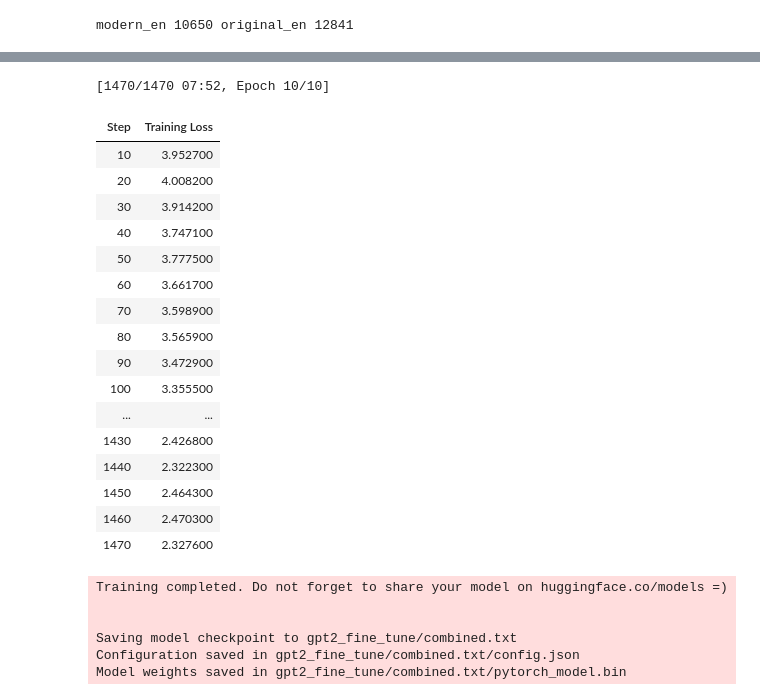
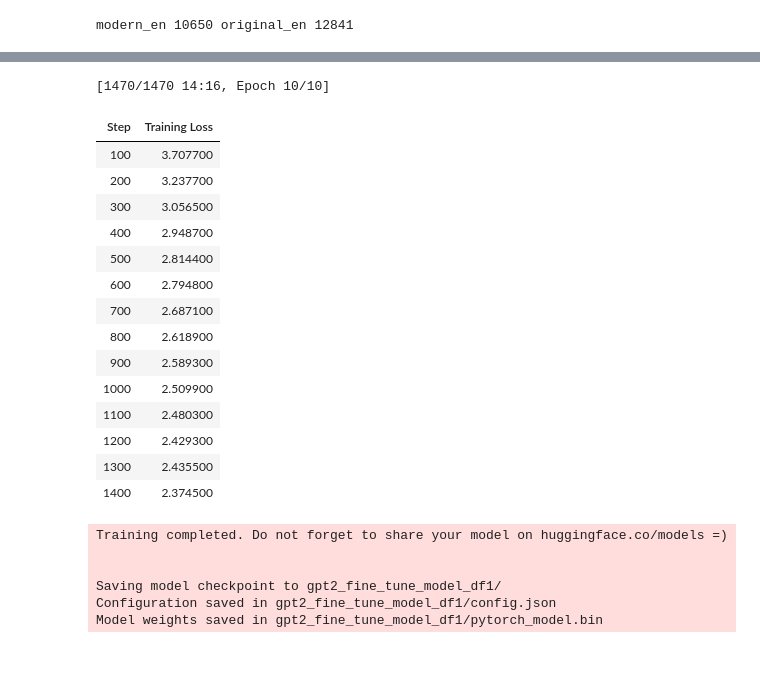
Before and after one commit to vdelale/NLP-ENSAE, a Jupyter notebook: full_project.ipynb, the cells around one changed output, grey strips where cells are left out. Drawn from its saved outputs; the diff is of its cells as text; code cells hidden in the pictures; blank space fills up the shorter version.

```diff
--- a/full_project.ipynb
+++ b/full_project.ipynb
@@ -625,0 +826,2 @@ tok.tokenize('A hornèd man’s a monster and a beast.')
+# %%
+df_test['pred'] = df_test['original'].apply(lambda x: model.evaluate(x,input_lang='original_en',target_lang='modern_en')[0])
@@ -708,2 +999,0 @@ target vocab size 10650
-# %%
-model.fit(train_set_2,val_set_2, lr=0.001, batch_size=32, n_epochs=30, patience=2, criterion= nn.CrossEntropyLoss)
@@ -780,28 +1097,28 @@ AutoModelWithLMHead, AutoConfig, Trainer, AutoTokenizer, TextDataset, DataCollat
 TrainingArguments)
 
 def modelTrainer(text_path, epochs, model='gpt2', batch_size=8, cache_dir='cache', save_name=''):
-  model = AutoModelWithLMHead.from_pretrained(model)
-  tokenizer = AutoTokenizer.from_pretrained('gpt2')
-  data_collator = DataCollatorForLanguageModeling(tokenizer=tokenizer, mlm=False)
-  train_dataset = TextDataset(tokenizer=tokenizer,
-                              file_path=text_path,
-                              block_size=256)
-  training_args =TrainingArguments(output_dir="gpt2_fine_tune_{}/".format(save_name),
-                                   num_train_epochs=epochs,
-                                   per_device_train_batch_size=batch_size,
-                                   warmup_steps=500,
-                                   save_steps=2000,
-                                   logging_steps=10)
-  trainer = Trainer(model=model,
-                    args=training_args,
-                    data_collator=data_collator,
-                    train_dataset=train_dataset)
-  trainer.train()
-  trainer.save_model()
+    model = AutoModelWithLMHead.from_pretrained(model)
+    tokenizer = AutoTokenizer.from_pretrained('gpt2')
+    data_collator = DataCollatorForLanguageModeling(tokenizer=tokenizer, mlm=False)
+    train_dataset = TextDataset(tokenizer=tokenizer,
+                                file_path=text_path,
+                                block_size=256)
+    training_args = TrainingArguments(output_dir="gpt2_fine_tune_{}/".format(save_name),
+                                    num_train_epochs=epochs,
+                                    per_device_train_batch_size=batch_size,
+                                    warmup_steps=500,
+                                    save_steps=2000,
+                                    logging_steps=100)
+    trainer = Trainer(model=model,
+                      args=training_args,
+                      data_collator=data_collator,
+                      train_dataset=train_dataset)
+    trainer.train()
+    trainer.save_model()
 # %%
 df['combined'] = '<s>' + df.modern + '</s>' + '>>>>' + '<p>' + df.original + '</p>'
 # %%
 df['combined'] = df.combined.to_csv('combined.txt', sep='\n', index=False)
 # %%
-modelTrainer('combined.txt', 10, model='gpt2', batch_size=8, cache_dir='cache')
+modelTrainer('combined.txt', 10, model='gpt2', batch_size=8, cache_dir='cache', save_name='model_df1')
 # %% [output]
@@ -811,29 +1138,27 @@ modelTrainer('combined.txt', 10, model='gpt2', batch_size=8, cache_dir='cache')
   Instantaneous batch size per device = 8
   Total train batch size (w. parallel, distributed & accumulation) = 8
   Gradient Accumulation steps = 1
   Total optimization steps = 1470
-[1470/1470 07:52, Epoch 10/10]
+[1470/1470 14:16, Epoch 10/10]
 | Step | Training Loss |
-| 10 | 3.952700 |
-| 20 | 4.008200 |
-| 30 | 3.914200 |
-| 40 | 3.747100 |
-| 50 | 3.777500 |
-| 60 | 3.661700 |
-| 70 | 3.598900 |
-| 80 | 3.565900 |
-| 90 | 3.472900 |
-| 100 | 3.355500 |
-| ... | ... |
-| 1430 | 2.426800 |
-| 1440 | 2.322300 |
-| 1450 | 2.464300 |
-| 1460 | 2.470300 |
-| 1470 | 2.327600 |
+| 100 | 3.707700 |
+| 200 | 3.237700 |
+| 300 | 3.056500 |
+| 400 | 2.948700 |
+| 500 | 2.814400 |
+| 600 | 2.794800 |
+| 700 | 2.687100 |
+| 800 | 2.618900 |
+| 900 | 2.589300 |
+| 1000 | 2.509900 |
+| 1100 | 2.480300 |
+| 1200 | 2.429300 |
+| 1300 | 2.435500 |
+| 1400 | 2.374500 |
 Training completed. Do not forget to share your model on huggingface.co/models =)
 
 
-Saving model checkpoint to gpt2_fine_tune/combined.txt
-Configuration saved in gpt2_fine_tune/combined.txt/config.json
-Model weights saved in gpt2_fine_tune/combined.txt/pytorch_model.bin
+Saving model checkpoint to gpt2_fine_tune_model_df1/
+Configuration saved in gpt2_fine_tune_model_df1/config.json
+Model weights saved in gpt2_fine_tune_model_df1/pytorch_model.bin
 # %%
```
Also changed, not shown: parts of 65 cells of this notebook.
